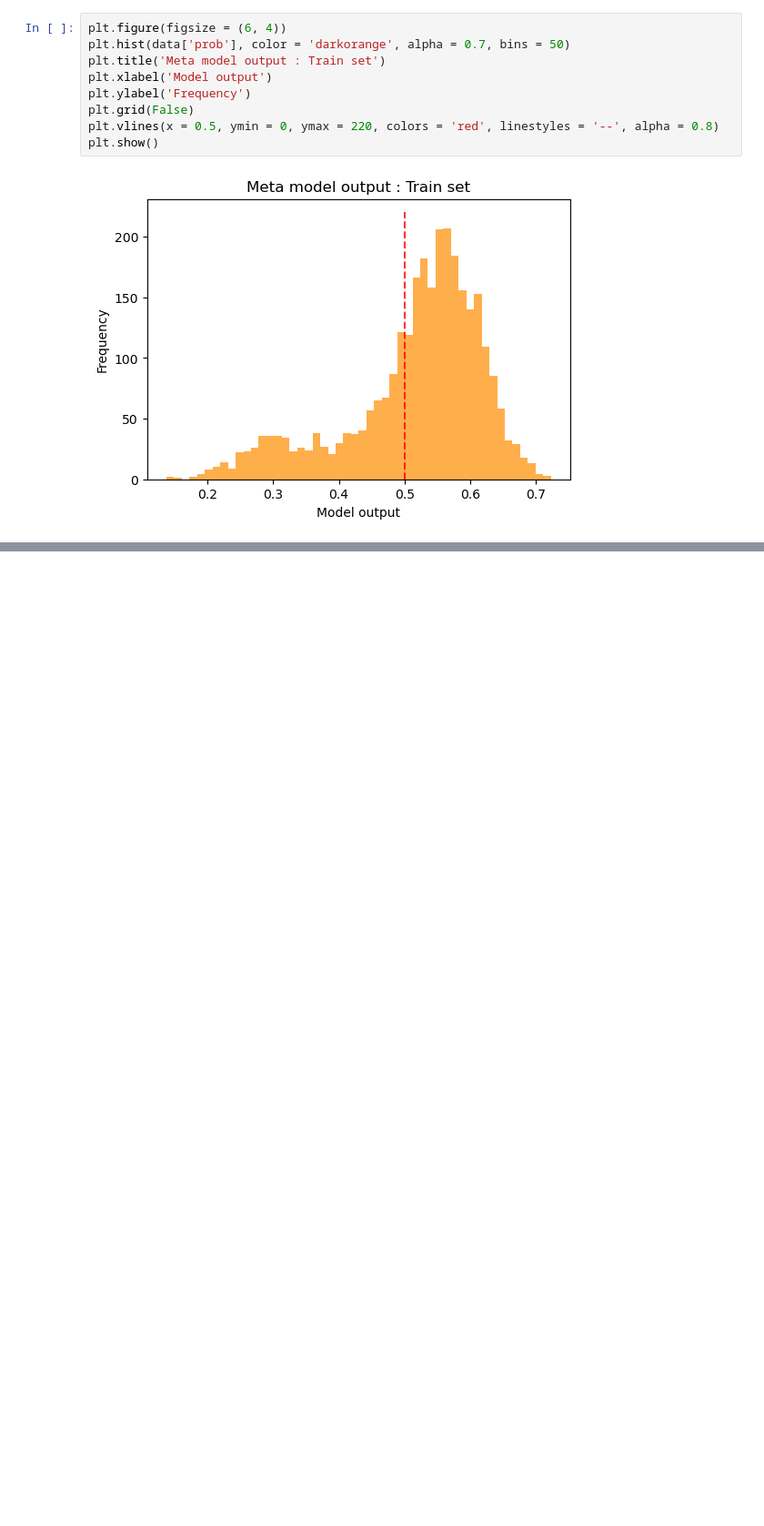
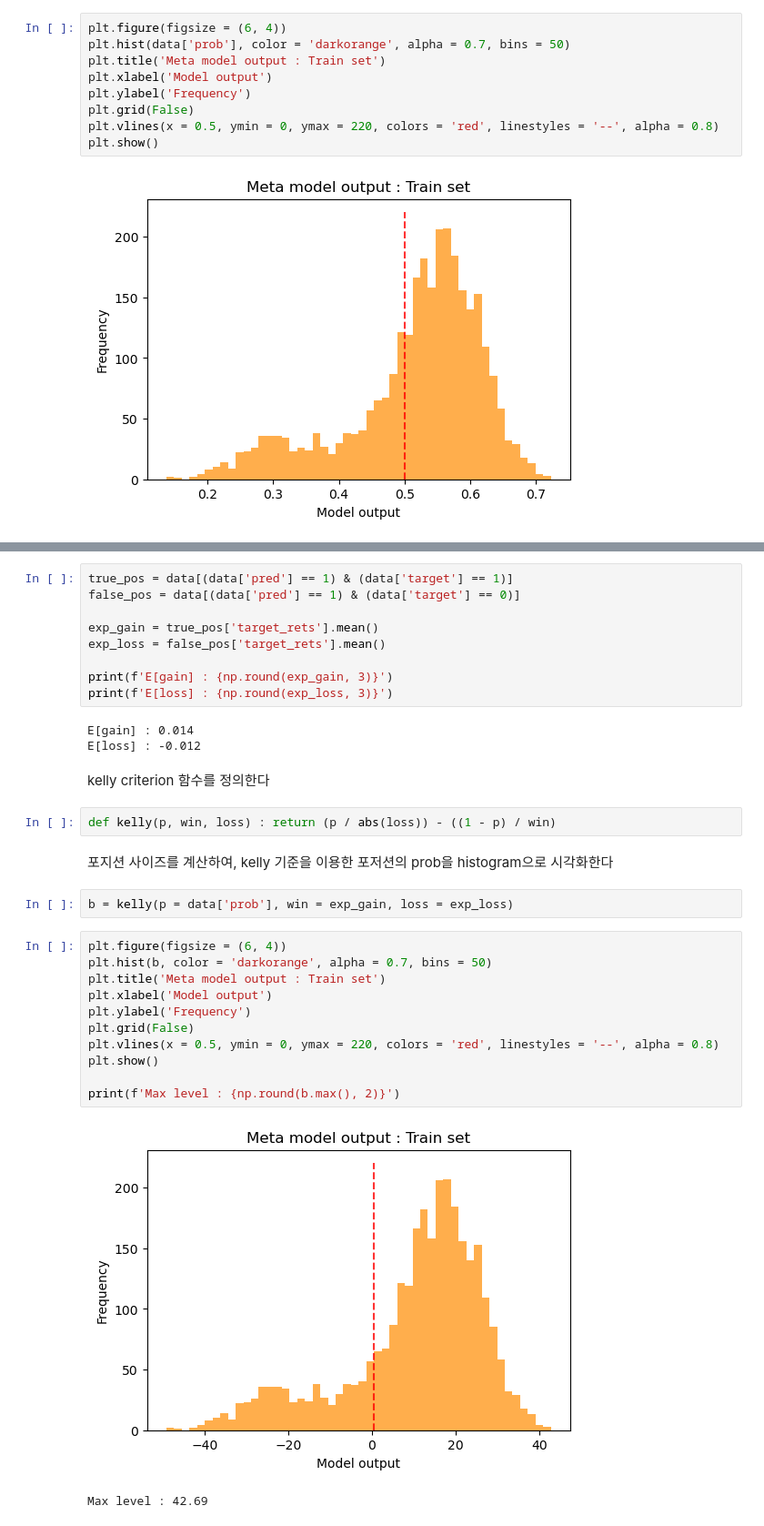
Before and after one commit to Tommylee1013/FinancialMachineLearning, a Jupyter notebook: meta_labeling/kelly_criterion_analysis.ipynb, the cells around one changed output, grey strips where cells are left out. Shown at 91% size. Saved outputs shown, nothing was run; the diff lists cells and outputs as text; blank space fills up the shorter version.

```diff
--- a/meta_labeling/kelly_criterion_analysis.ipynb
+++ b/meta_labeling/kelly_criterion_analysis.ipynb
@@ -39,0 +42,34 @@ plt.show()
+# %%
+true_pos = data[(data['pred'] == 1) & (data['target'] == 1)]
+false_pos = data[(data['pred'] == 1) & (data['target'] == 0)]
+
+exp_gain = true_pos['target_rets'].mean()
+exp_loss = false_pos['target_rets'].mean()
+
+print(f'E[gain] : {np.round(exp_gain, 3)}')
+print(f'E[loss] : {np.round(exp_loss, 3)}')
+# %% [output]
+E[gain] : 0.014
+E[loss] : -0.012
+# %% [markdown]
+kelly criterion 함수를 정의한다
+# %%
+def kelly(p, win, loss) : return (p / abs(loss)) - ((1 - p) / win)
+# %% [markdown]
+포지션 사이즈를 계산하여, kelly 기준을 이용한 포저션의 prob을 histogram으로 시각화한다
+# %%
+b = kelly(p = data['prob'], win = exp_gain, loss = exp_loss)
+# %%
+plt.figure(figsize = (6, 4))
+plt.hist(b, color = 'darkorange', alpha = 0.7, bins = 50)
+plt.title('Meta model output : Train set')
+plt.xlabel('Model output')
+plt.ylabel('Frequency')
+plt.grid(False)
+plt.vlines(x = 0.5, ymin = 0, ymax = 220, colors = 'red', linestyles = '--', alpha = 0.8)
+plt.show()
+
+print(f'Max level : {np.round(b.max(), 2)}')
+# %% [output]
+[figure, added]
+Max level : 42.69
```
Also changed, not shown: parts of 23 cells of this notebook, 1 other file.
